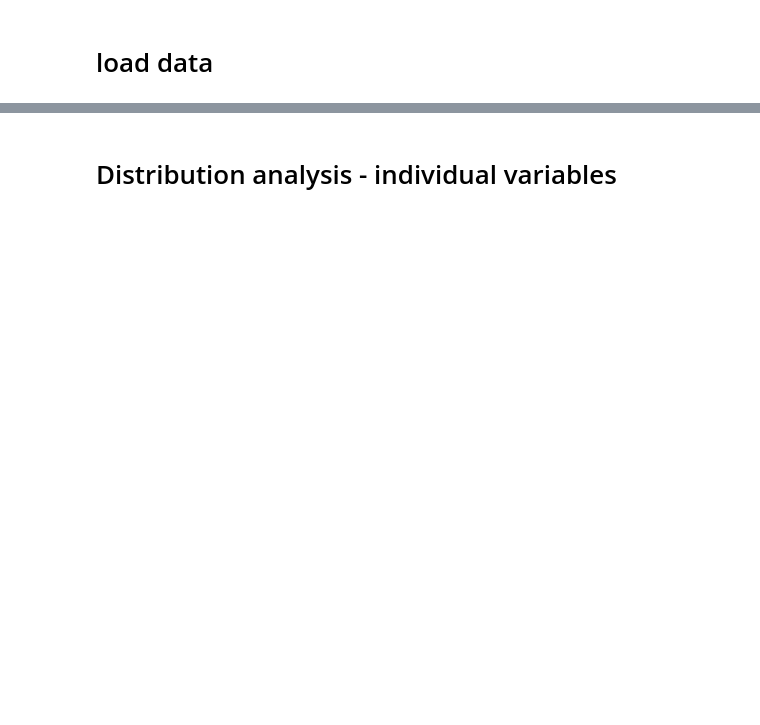
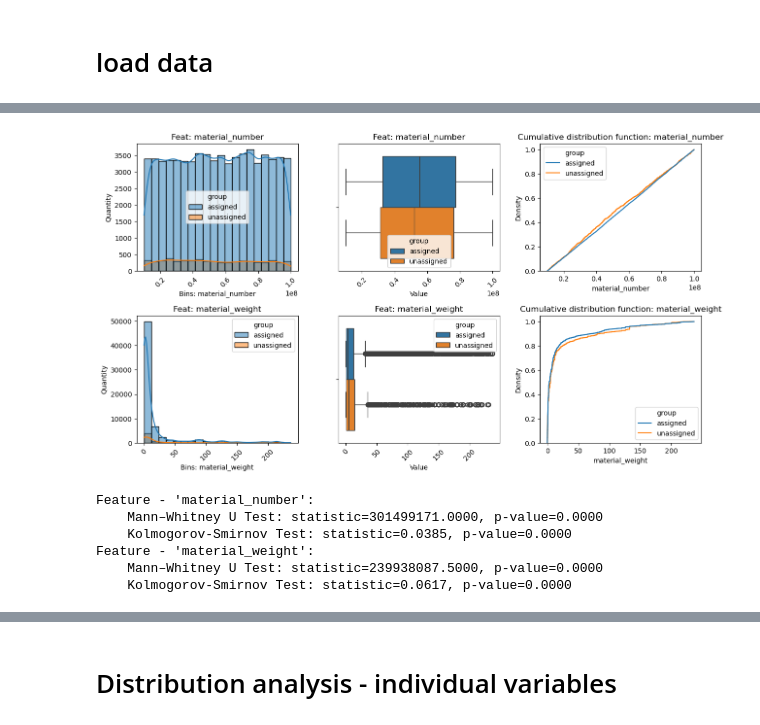
Before and after one commit to tiefenthaler/pytorch-lightning-tabular-classification, a Jupyter notebook: notebooks/11_data_analysis.ipynb, the cells around one changed output, grey strips where cells are left out. Saved outputs shown, nothing was run; the diff lists cells and outputs as text; code cells hidden in the pictures; blank space fills up the shorter version.

```diff
--- a/notebooks/11_data_analysis.ipynb
+++ b/notebooks/11_data_analysis.ipynb
@@ -151 +170,57 @@ list(df_full.select_dtypes(include=np.number).columns)
+# %%
+df_plot = df_full[
+    list(df_full.select_dtypes(include=np.number).columns) + ['group']
+].loc[
+    df_full.material_weight <= 238
+]
+
+utils.plot_distribution_numeric_features(
+    df=df_plot,
+    hue='group',
+    figsize_width = 15,
+    figsize_hight_factor = 1
+)
+# %% [output]
+[figure, added]
+# %%
+from scipy.stats import mannwhitneyu
+from scipy.stats import ks_2samp
+
+def compare_distributions(df) -> None:
+    """
+    The Mann-Whitney U-Test can be used to test whether there is a difference between two samples (groups), and the data need not be normally distributed.
+        H0: The difference between the medians is significant.
+    Two-sample Kolmogorov-Smirnov test for goodness of fit. The null hypothesis is that the two distributions are identical, F(x)=G(x) for all x; the alternative is that they are not identical.
+        H0: The two distributions are identical.
+    """
+    cols_numeric_feat = df.select_dtypes(include='number').columns.tolist()
+    # plot distribution of all indicators
+    for col in cols_numeric_feat:
+        print(f"Feature - '{col}':")
+        # The Mann-Whitney U test is a nonparametric test of the null hypothesis that the distribution underlying sample x is the same as the distribution underlying sample y.
+        # It is often used as a test of difference in location between distributions.
+        stat, p_value = mannwhitneyu(
+            df[col].loc[df['group'] == 'assigned'].dropna(),
+            df[col].loc[df['group'] == 'unassigned'].dropna(),
+        )
+        print(f"    Mann–Whitney U Test: statistic={stat:.4f}, p-value={p_value:.4f}")
+
+        # This test compares the underlying continuous distributions F(x) and G(x) of two independent samples.
+        stat, p_value = ks_2samp(
+            df[col].loc[df['group'] == 'assigned'].dropna(),
+            df[col].loc[df['group'] == 'unassigned'].dropna(),
+        )
+        print(f"    Kolmogorov-Smirnov Test: statistic={stat:.4f}, p-value={p_value:.4f}")
+
+
+# We choose a confidence level of 95%; that is, we will reject the null hypothesis in favor of the alternative if the p-value is less than 0.05.
+# If the p-values are less than a significance level (0.05) then reject the null hypothesis.
+compare_distributions(df_full)
+# %% [output]
+Feature - 'material_number':
+    Mann–Whitney U Test: statistic=301499171.0000, p-value=0.0000
+    Kolmogorov-Smirnov Test: statistic=0.0385, p-value=0.0000
+Feature - 'material_weight':
+    Mann–Whitney U Test: statistic=239938087.5000, p-value=0.0000
+    Kolmogorov-Smirnov Test: statistic=0.0617, p-value=0.0000
 # %%
```
Also changed, not shown: parts of 96 cells of this notebook, 1 other file.
